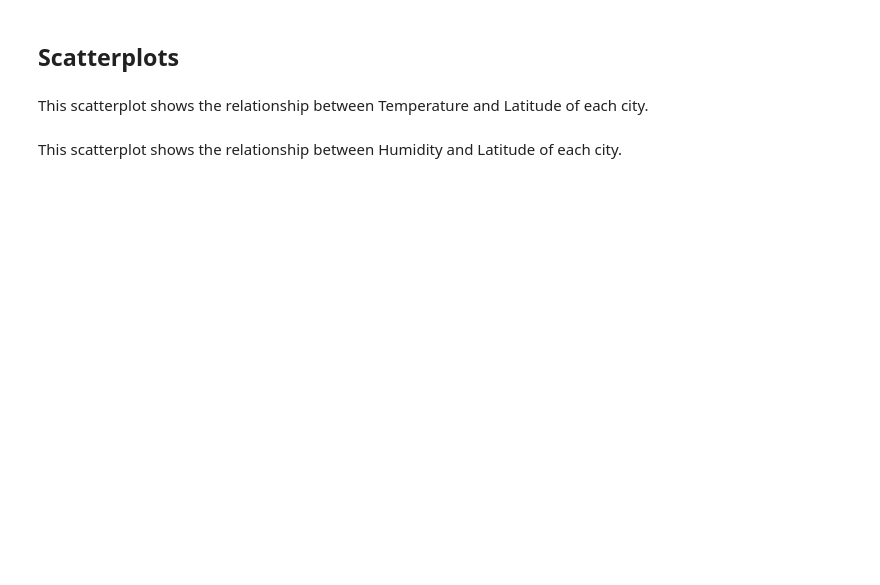
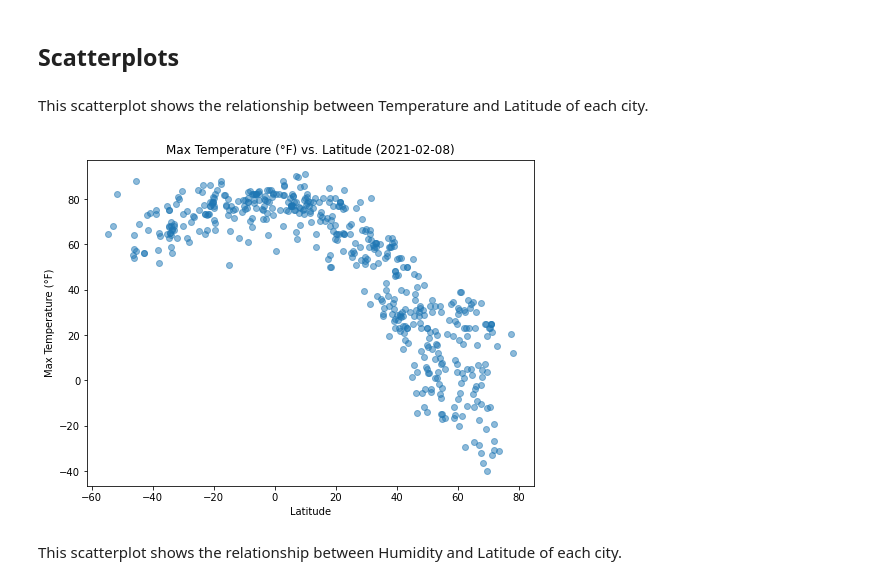
Before and after one commit to drbernal47/python-api-challenge, a Jupyter notebook: WeatherPy/WeatherPy.ipynb, the cells around one changed output. Drawn from its saved outputs; the diff is of its cells as text; code cells hidden in the pictures; blank space fills up the shorter version.

Commit message:
Tested capacity to build a large list of 500+ cities and added analysis for scatterplots and linear regressions.

```diff
--- a/WeatherPy/WeatherPy.ipynb
+++ b/WeatherPy/WeatherPy.ipynb
@@ -49,7 +49,7 @@ print("Retrieving Data – Please be patient")
 print("-----------------------------------")
 
 
-while len(cities) < 50:
+while len(cities) < 500:
 
     sample = city_set(10)
     for coord in sample:
@@ -137,16 +144,18 @@ This scatterplot shows the relationship between Temperature and Latitude of each
 # %%
 x_values = weather_df["Latitude"]
 y_str = "Max Temperature (°F)"
 y_values = weather_df[y_str]
 
 plt.figure(figsize=(8,6))
-plt.scatter(x_values, y_values)
+plt.scatter(x_values, y_values,alpha=0.5)
 plt.title(f'{y_str} vs. Latitude ({retrieval_date})')
 plt.xlabel("Latitude")
 plt.ylabel(y_str)
 
 plt.savefig("output_data/Temperature_vs_Latitude.png")
 plt.show()
+# %% [output]
+[figure, added]
 # %% [markdown]
 This scatterplot shows the relationship between Humidity and Latitude of each city.
 # %%
```
Also changed, not shown: parts of 21 cells of this notebook, 13 other files.
